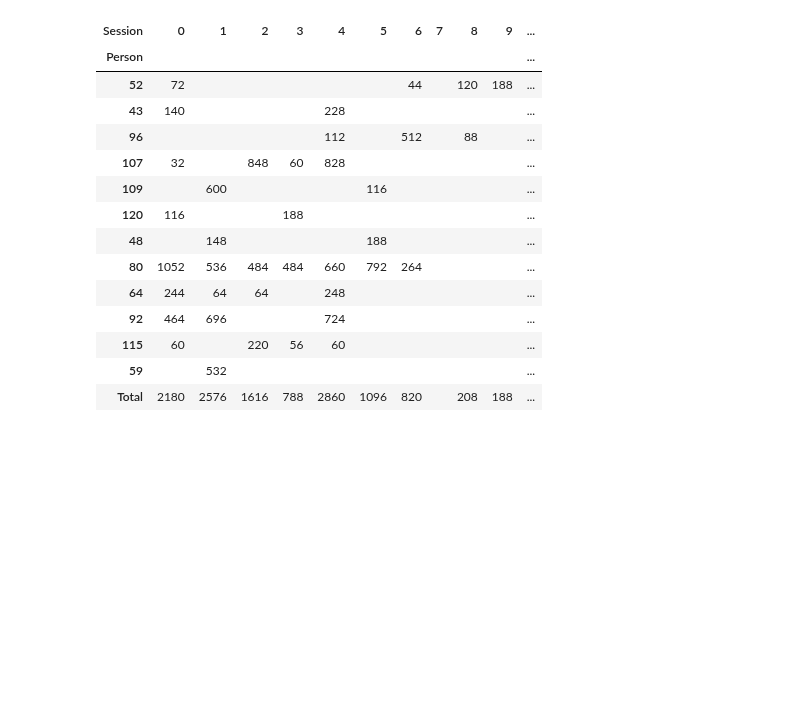
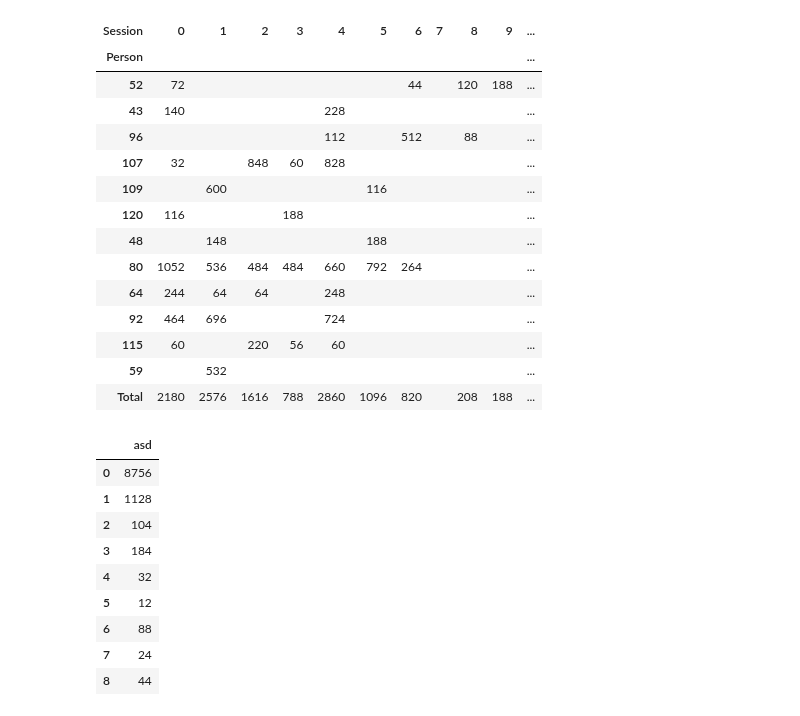
Before and after one commit to ntobis/federated-machine-learning, a Jupyter notebook: Notebooks/Excel Table Preparation.ipynb, the cells around one changed output. Drawn from its saved outputs; the diff is of its cells as text; code cells hidden in the pictures; blank space fills up the shorter version.

```diff
--- a/Notebooks/Excel Table Preparation.ipynb
+++ b/Notebooks/Excel Table Preparation.ipynb
@@ -411,0 +420,13 @@ dL.create_pivot(os.path.join(DATA, 'group_2'), 'Person', 'Session', 'Person')
+# %%
+pd.DataFrame(pd.Series(np.unique(df[df['Session'] == 2]['Pain'], return_counts=True)[1], name='asd'))
+# %% [output]
+|  | asd |
+| 0 | 8756 |
+| 1 | 1128 |
+| 2 | 104 |
+| 3 | 184 |
+| 4 | 32 |
+| 5 | 12 |
+| 6 | 88 |
+| 7 | 24 |
+| 8 | 44 |
```
Also changed, not shown: parts of 5 cells of this notebook, 4 other files.
